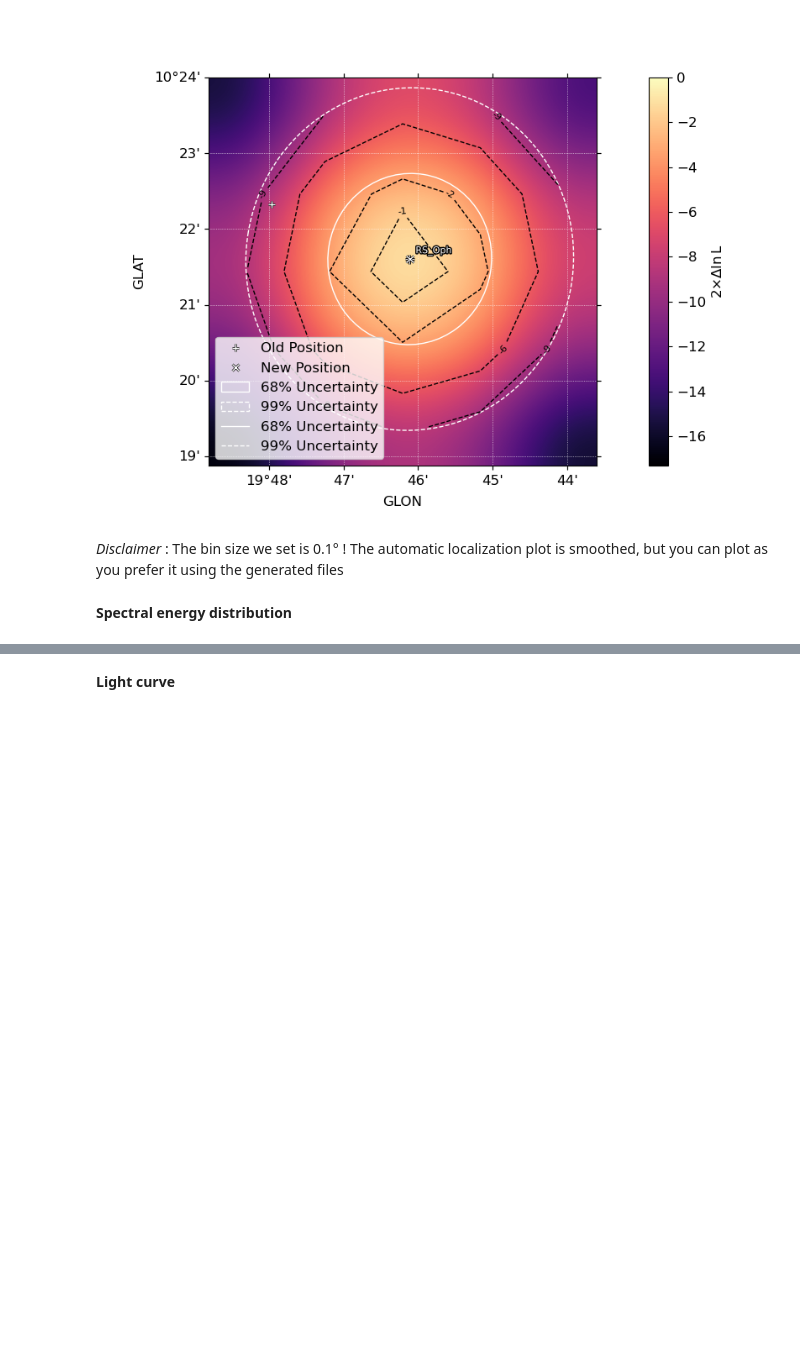
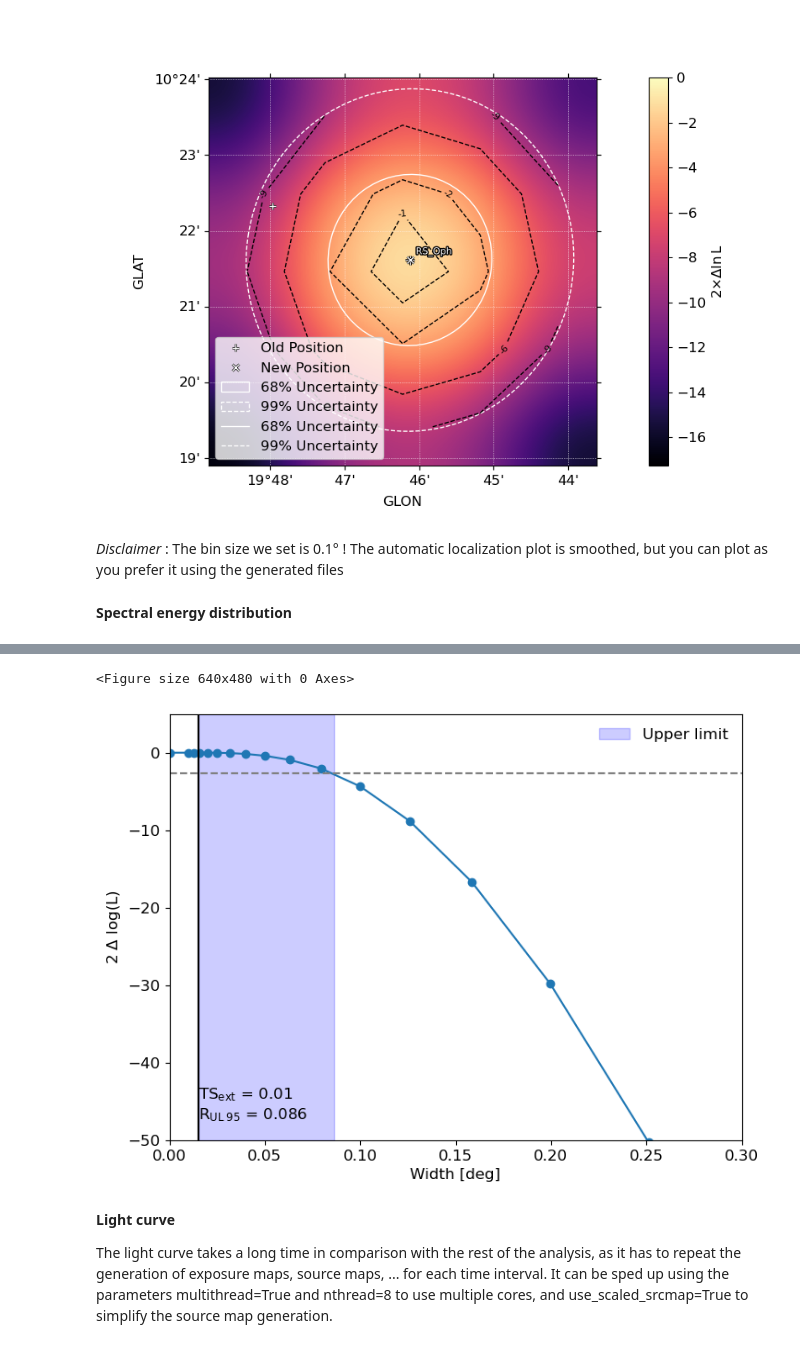
Before and after one commit to marti-devesa/Fermi_Hands-on_ICE-CSIC_School, a Jupyter notebook: ICE_Summer_School_2026.ipynb, the cells around one changed output, grey strips where cells are left out. Cells and saved outputs as stored; diff of their text form; code cells hidden in the pictures; blank space fills up the shorter version.

```diff
--- a/ICE_Summer_School_2026.ipynb
+++ b/ICE_Summer_School_2026.ipynb
@@ -515,0 +547,2 @@ Image(filename='rs_oph_sed.png')
+# %%
+ext_gauss = gta.extension('RS_Oph',spatial_model='RadialGaussian', make_plots=True)
@@ -516,3 +580,25 @@ Image(filename='rs_oph_sed.png')
+# %%
+plt.clf()
+plt.figure(figsize=(8,6))
+plt.plot(ext_gauss['width'],2*ext_gauss['dloglike'],marker='o')
+plt.gca().set_xlabel('Width [deg]')
+plt.gca().set_ylabel('2 $\Delta$ log(L)')
+plt.gca().axvline(ext_gauss['ext'],c='k')
+plt.gca().axhline(-2.706, c='gray', linestyle='--') # 2.706 is corresponds to a 95% for a one-sided chi² distribution
+plt.gca().axvspan(ext_gauss['ext'],ext_gauss['ext_ul95'],
+                      alpha=0.2,label='Upper limit',color='b')
+plt.gca().set_ylim(-50,5)
+plt.gca().set_xlim(0.0,0.3)
+
+plt.annotate('TS$_{\mathrm{ext}}$ = %.2f\nR$_{\mathrm{UL}\;95}$ = %.3f'%
+            (ext_gauss['ts_ext'],ext_gauss['ext_ul95']),xy=(0.05,0.05),xycoords='axes fraction')
+plt.gca().legend(frameon=False)
+plt.show()
+# %% [output]
+<Figure size 640x480 with 0 Axes>
+[figure, added]
 # %% [markdown]
 **Light curve**
+
+The light curve takes a long time in comparison with the rest of the analysis, as it has to repeat the generation of exposure maps, source maps, ... for each time interval. It can be sped up using the parameters multithread=True and nthread=8 to use multiple cores, and use_scaled_srcmap=True to simplify the source map generation.
 # %%
```
Also changed, not shown: parts of 29 cells of this notebook.
